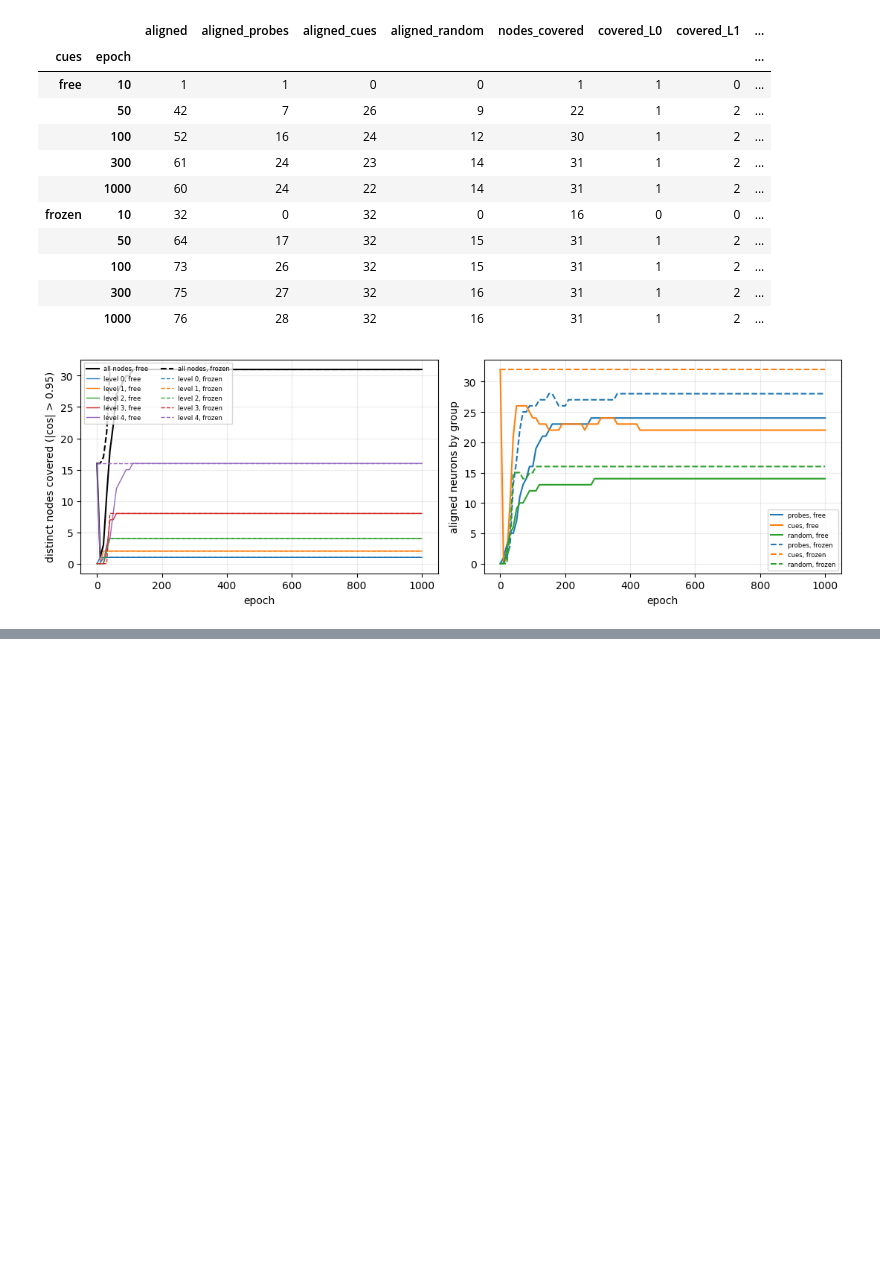
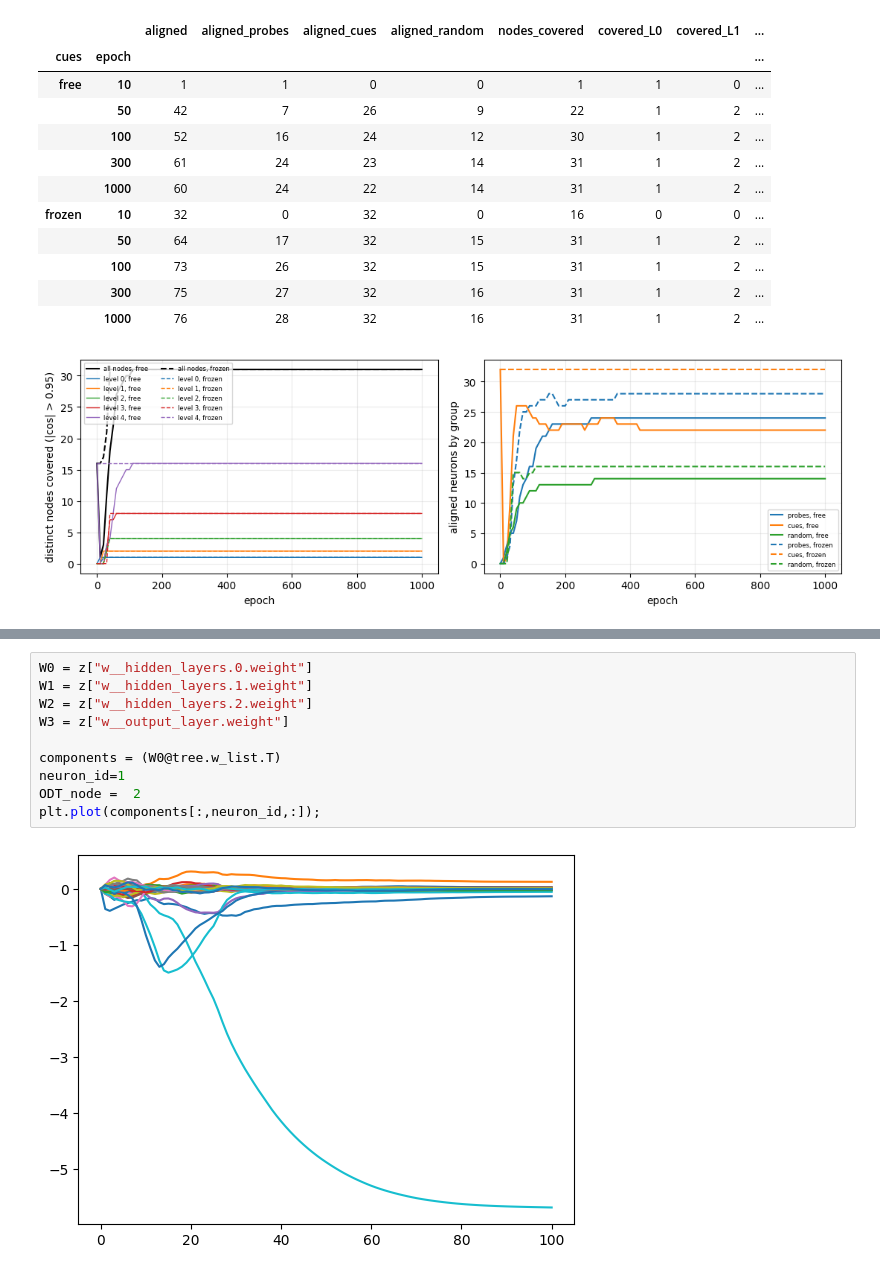
Before and after one commit to HarishGP/layer-lenses, a Jupyter notebook: notebooks/designed_init_u0.ipynb, the cells around one changed output, grey strips where cells are left out. Cells and saved outputs as stored; diff of their text form; blank space fills up the shorter version.

```diff
--- a/notebooks/designed_init_u0.ipynb
+++ b/notebooks/designed_init_u0.ipynb
@@ -744,0 +764,12 @@ fig.tight_layout(); plt.show()
+# %%
+W0 = z["w__hidden_layers.0.weight"]
+W1 = z["w__hidden_layers.1.weight"]
+W2 = z["w__hidden_layers.2.weight"]
+W3 = z["w__output_layer.weight"]
+
+components = (W0@tree.w_list.T)
+neuron_id=1
+ODT_node =  2
+plt.plot(components[:,neuron_id,:]);
+# %% [output]
+[figure, added]
```
Also changed, not shown: parts of 5 cells of this notebook, 3 other files.
